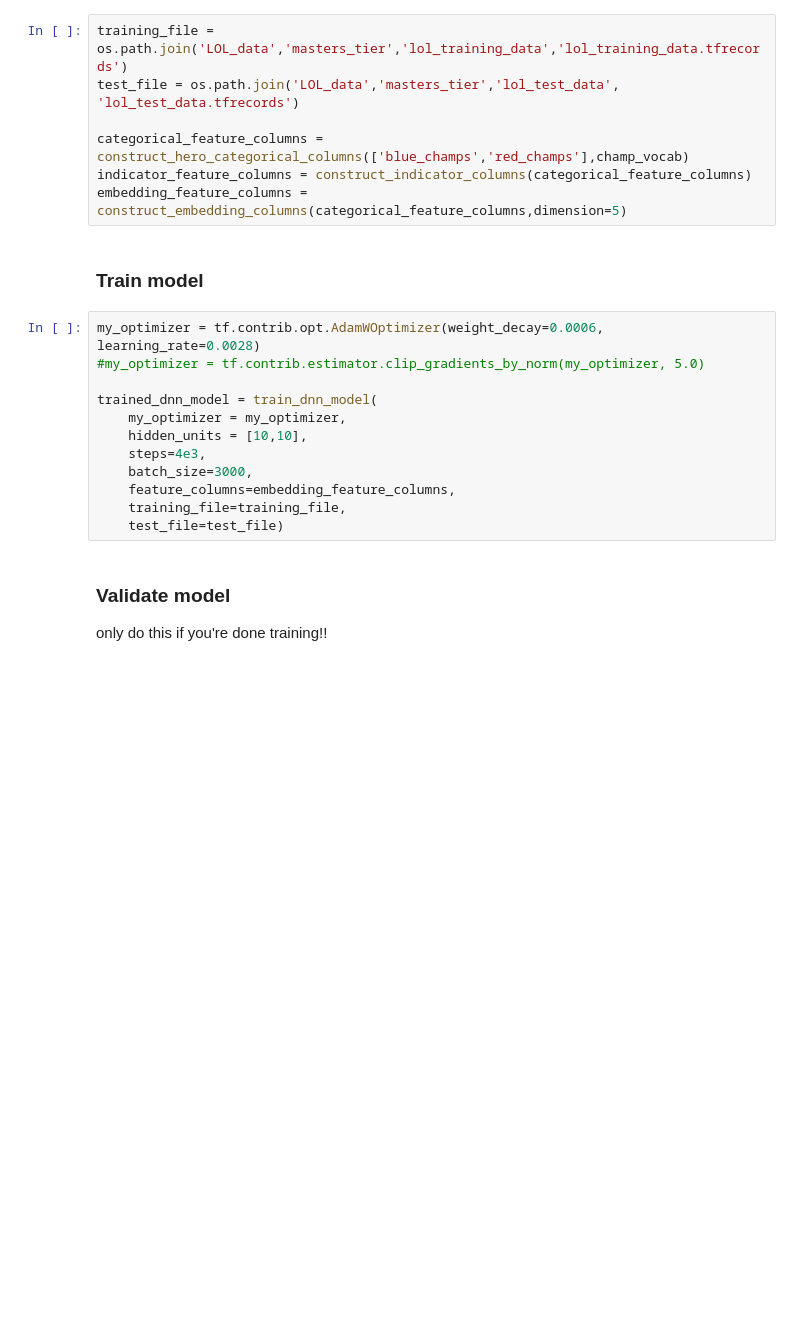
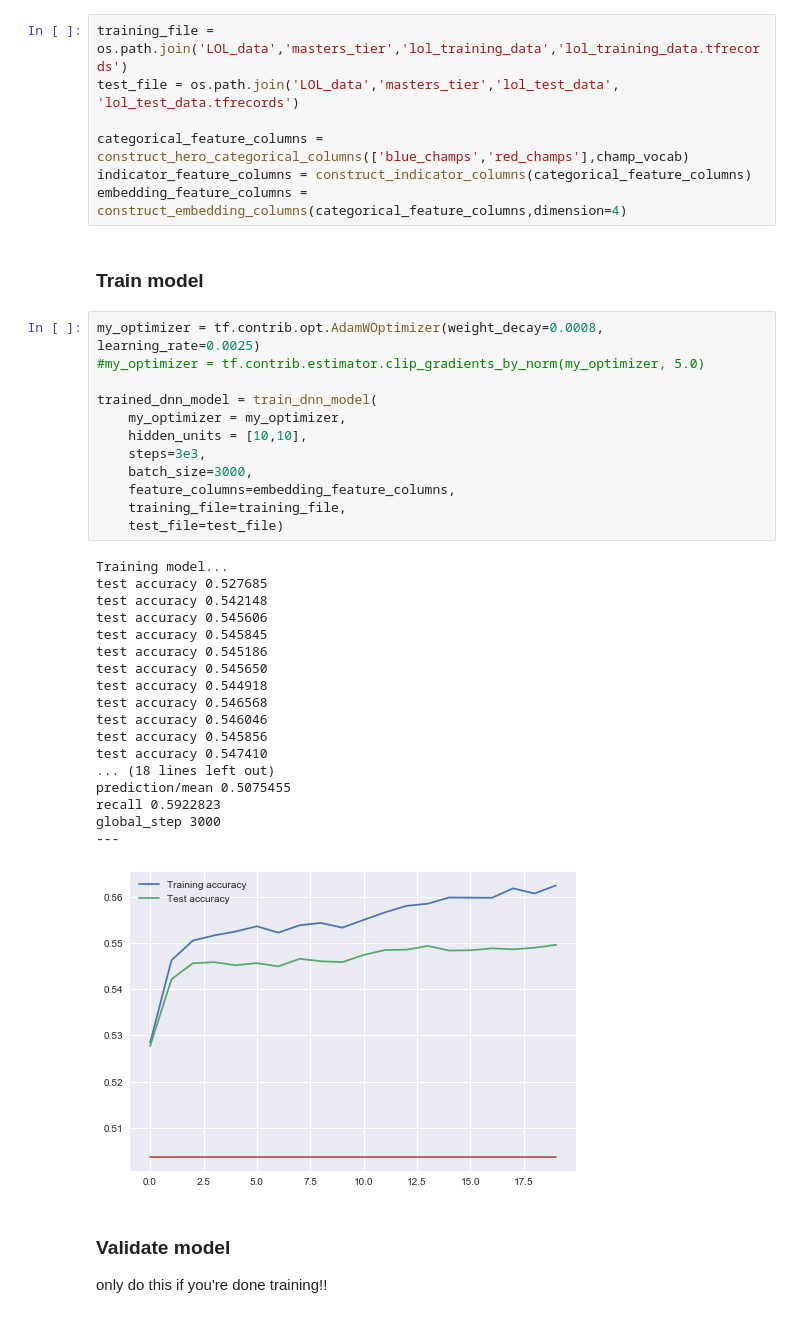
Before and after one commit to JoshEZiegler/MLProjects, a Jupyter notebook: LeagueOfLegendsProject/LOLMachineLearning.ipynb, the cells around one changed output. Drawn from its saved outputs; the diff is of its cells as text; blank space fills up the shorter version.

```diff
--- a/LeagueOfLegendsProject/LOLMachineLearning.ipynb
+++ b/LeagueOfLegendsProject/LOLMachineLearning.ipynb
@@ -376,21 +376,40 @@ test_file = os.path.join('LOL_data','masters_tier','lol_test_data', 'lol_test_da
 
 categorical_feature_columns = construct_hero_categorical_columns(['blue_champs','red_champs'],champ_vocab)
 indicator_feature_columns = construct_indicator_columns(categorical_feature_columns)
-embedding_feature_columns = construct_embedding_columns(categorical_feature_columns,dimension=5)
+embedding_feature_columns = construct_embedding_columns(categorical_feature_columns,dimension=4)
 # %% [markdown]
 ### Train model
 # %%
-my_optimizer = tf.contrib.opt.AdamWOptimizer(weight_decay=0.0006, learning_rate=0.0028)
+my_optimizer = tf.contrib.opt.AdamWOptimizer(weight_decay=0.0008, learning_rate=0.0025)
 #my_optimizer = tf.contrib.estimator.clip_gradients_by_norm(my_optimizer, 5.0)
 
 trained_dnn_model = train_dnn_model(
     my_optimizer = my_optimizer,
     hidden_units = [10,10],
-    steps=4e3,
+    steps=3e3,
     batch_size=3000,
     feature_columns=embedding_feature_columns,
     training_file=training_file,
     test_file=test_file)
+# %% [output]
+Training model...
+test accuracy 0.527685
+test accuracy 0.542148
+test accuracy 0.545606
+test accuracy 0.545845
+test accuracy 0.545186
+test accuracy 0.545650
+test accuracy 0.544918
+test accuracy 0.546568
+test accuracy 0.546046
+test accuracy 0.545856
+test accuracy 0.547410
+... (18 lines left out)
+prediction/mean 0.5075455
+recall 0.5922823
+global_step 3000
+---
+[figure, added]
 # %% [markdown]
 ### Validate model
 only do this if you're done training!!
```
Also changed, not shown: parts of 6 cells of this notebook, 30 other files.
